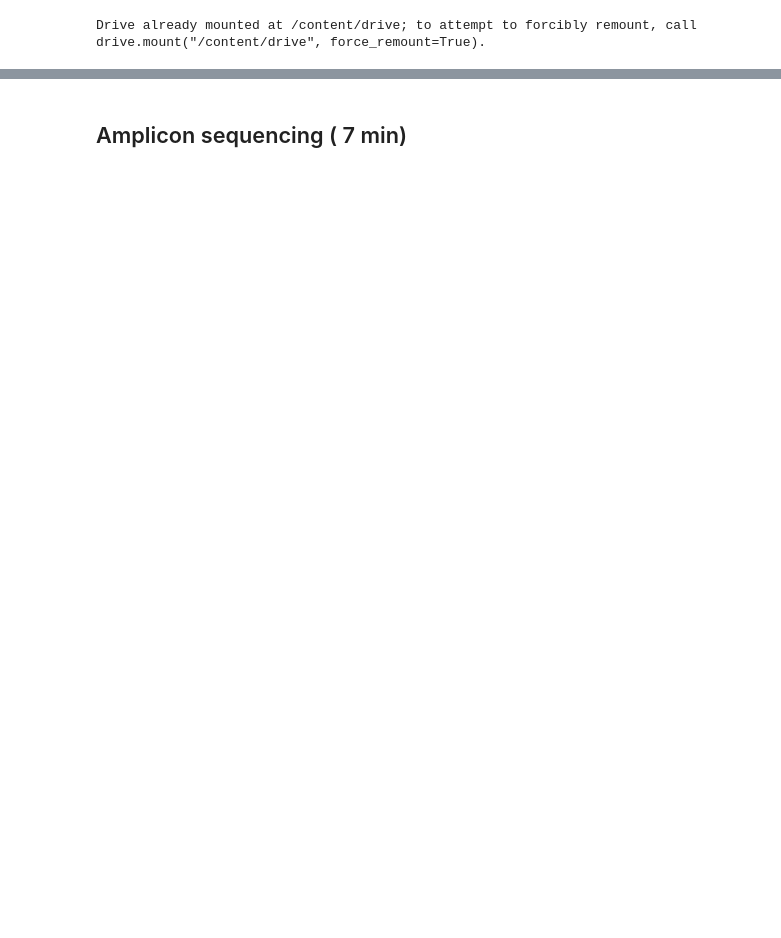
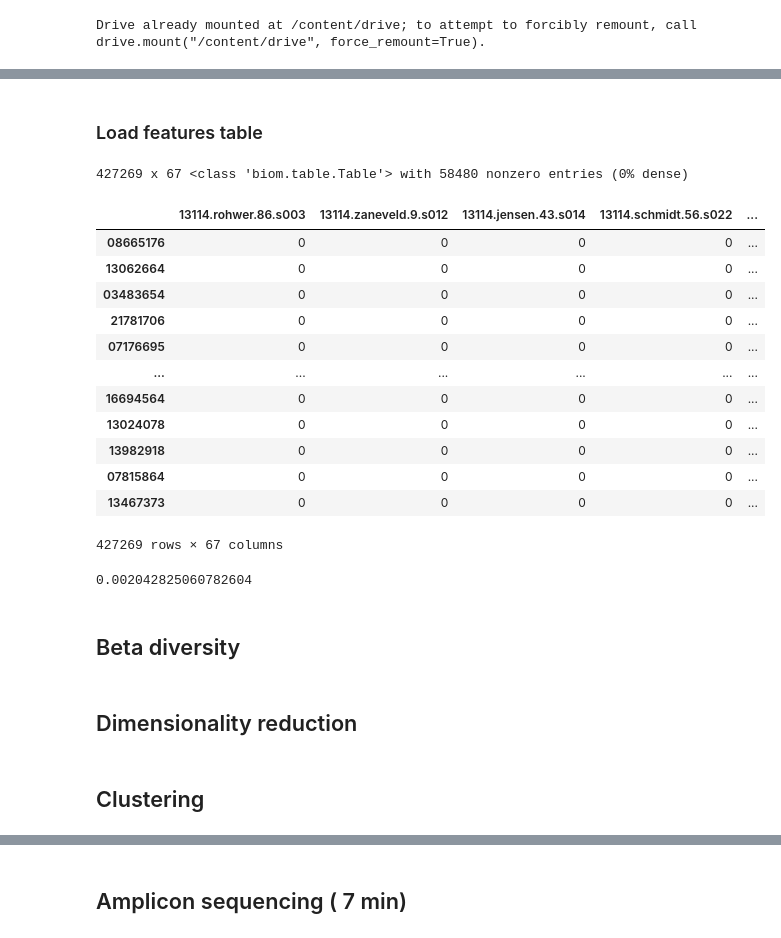
Before and after one commit to biotrain-latam/AI-pilot-course, a Jupyter notebook: Module 2 Clustering/code/06_ Otherdatasets.ipynb, the cells around one changed output, grey strips where cells are left out. Drawn from its saved outputs; the diff is of its cells as text; code cells hidden in the pictures; blank space fills up the shorter version.

```diff
--- a/Module 2 Clustering/code/06_ Otherdatasets.ipynb
+++ b/Module 2 Clustering/code/06_ Otherdatasets.ipynb
@@ -103,0 +186,2 @@ Also you can use the path of your directory to check the content
+# %%
+github_data_path = "https://raw.githubusercontent.com/nselem/biotraintemp/refs/heads/main/data/latam"
@@ -103,0 +280,2 @@ Also you can use the path of your directory to check the content
+# %% [markdown]
+### Load features table
@@ -103,0 +284,27 @@ Also you can use the path of your directory to check the content
+# %%
+latam_16s_path = github_data_path + "/amplicon/latam_16s.biom"
+latam16s = Table.read(latam_16s_path, "biom")
+latam16s
+# %% [output]
+427269 x 67 <class 'biom.table.Table'> with 58480 nonzero entries (0% dense)
+# %%
+latam_16s = latam16s.to_dataframe()
+latam_16s
+# %% [output]
+|  | 13114.rohwer.86.s003 | 13114.zaneveld.9.s012 | 13114.jensen.43.s014 | 13114.schmidt.56.s022 | ... |
+| 08665176 | 0 | 0 | 0 | 0 | ... |
+| 13062664 | 0 | 0 | 0 | 0 | ... |
+| 03483654 | 0 | 0 | 0 | 0 | ... |
+| 21781706 | 0 | 0 | 0 | 0 | ... |
+| 07176695 | 0 | 0 | 0 | 0 | ... |
+| ... | ... | ... | ... | ... | ... |
+| 16694564 | 0 | 0 | 0 | 0 | ... |
+| 13024078 | 0 | 0 | 0 | 0 | ... |
+| 13982918 | 0 | 0 | 0 | 0 | ... |
+| 07815864 | 0 | 0 | 0 | 0 | ... |
+| 13467373 | 0 | 0 | 0 | 0 | ... |
+427269 rows × 67 columns
+# %%
+latam16s.get_table_density()
+# %% [output]
+0.002042825060782604
@@ -103,0 +313,6 @@ Also you can use the path of your directory to check the content
+# %% [markdown]
+## Beta diversity
+# %% [markdown]
+## Dimensionality reduction
+# %% [markdown]
+## Clustering
```
Also changed, not shown: parts of 85 cells of this notebook, 7 other files.
